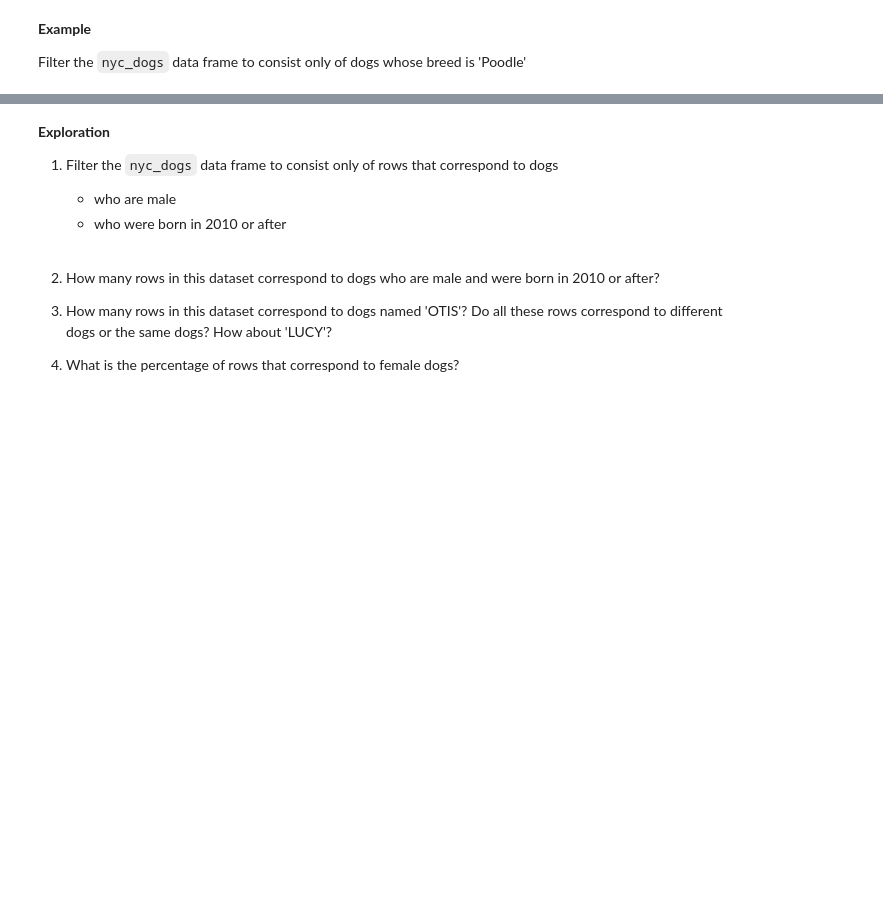
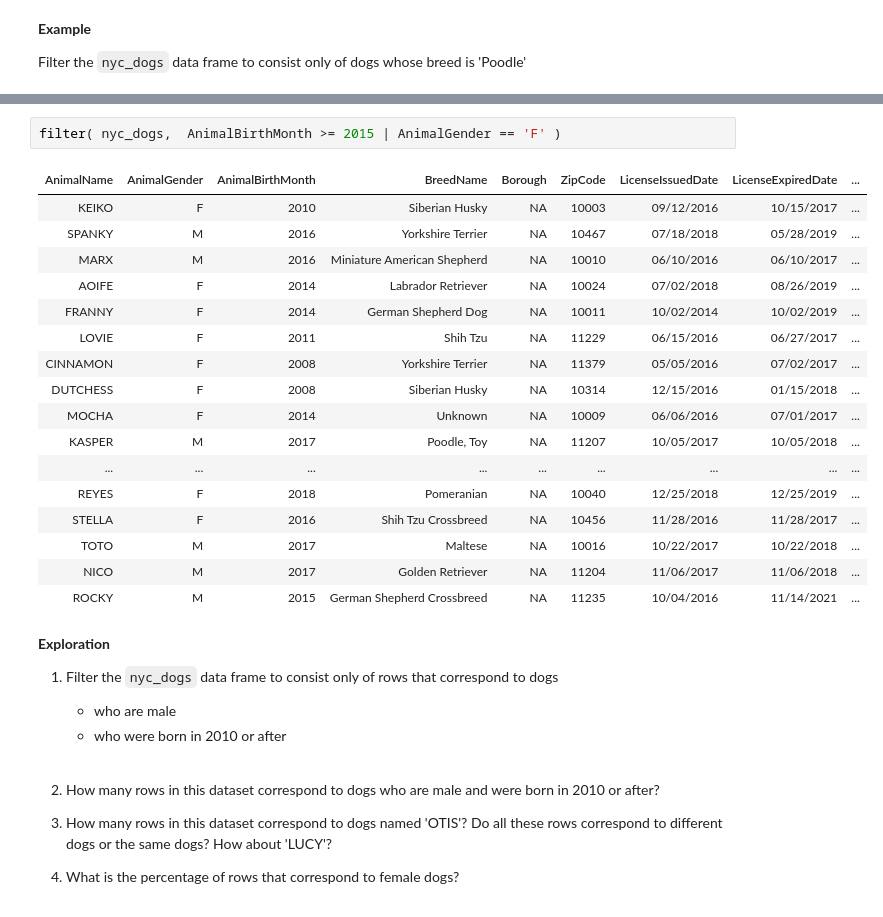
Before and after one commit to aparna-bhutani/coreua111-class_notebooks, a Jupyter notebook: lesson04/Lesson04-DataFrames-slides.ipynb, the cells around one changed output, grey strips where cells are left out. Drawn from its saved outputs; the diff is of its cells as text; blank space fills up the shorter version.

```diff
--- a/lesson04/Lesson04-DataFrames-slides.ipynb
+++ b/lesson04/Lesson04-DataFrames-slides.ipynb
@@ -130,3 +192,23 @@ Filter the `nyc_dogs` data frame to consist only of dogs whose breed is 'Poodle'
+# %%
+filter( nyc_dogs,  AnimalBirthMonth >= 2015 | AnimalGender == 'F' )
+# %% [output]
+| AnimalName | AnimalGender | AnimalBirthMonth | BreedName | Borough | ZipCode | LicenseIssuedDate | LicenseExpiredDate | ... |
+| KEIKO | F | 2010 | Siberian Husky | NA | 10003 | 09/12/2016 | 10/15/2017 | ... |
+| SPANKY | M | 2016 | Yorkshire Terrier | NA | 10467 | 07/18/2018 | 05/28/2019 | ... |
+| MARX | M | 2016 | Miniature American Shepherd | NA | 10010 | 06/10/2016 | 06/10/2017 | ... |
+| AOIFE | F | 2014 | Labrador Retriever | NA | 10024 | 07/02/2018 | 08/26/2019 | ... |
+| FRANNY | F | 2014 | German Shepherd Dog | NA | 10011 | 10/02/2014 | 10/02/2019 | ... |
+| LOVIE | F | 2011 | Shih Tzu | NA | 11229 | 06/15/2016 | 06/27/2017 | ... |
+| CINNAMON | F | 2008 | Yorkshire Terrier | NA | 11379 | 05/05/2016 | 07/02/2017 | ... |
+| DUTCHESS | F | 2008 | Siberian Husky | NA | 10314 | 12/15/2016 | 01/15/2018 | ... |
+| MOCHA | F | 2014 | Unknown | NA | 10009 | 06/06/2016 | 07/01/2017 | ... |
+| KASPER | M | 2017 | Poodle, Toy | NA | 11207 | 10/05/2017 | 10/05/2018 | ... |
+| ... | ... | ... | ... | ... | ... | ... | ... | ... |
+| REYES | F | 2018 | Pomeranian | NA | 10040 | 12/25/2018 | 12/25/2019 | ... |
+| STELLA | F | 2016 | Shih Tzu Crossbreed | NA | 10456 | 11/28/2016 | 11/28/2017 | ... |
+| TOTO | M | 2017 | Maltese | NA | 10016 | 10/22/2017 | 10/22/2018 | ... |
+| NICO | M | 2017 | Golden Retriever | NA | 11204 | 11/06/2017 | 11/06/2018 | ... |
+| ROCKY | M | 2015 | German Shepherd Crossbreed | NA | 11235 | 10/04/2016 | 11/14/2021 | ... |
 # %% [markdown]
 **Exploration**
 1. Filter the `nyc_dogs` data frame to consist only of rows that correspond to dogs
```
Also changed, not shown: parts of 13 cells of this notebook.
